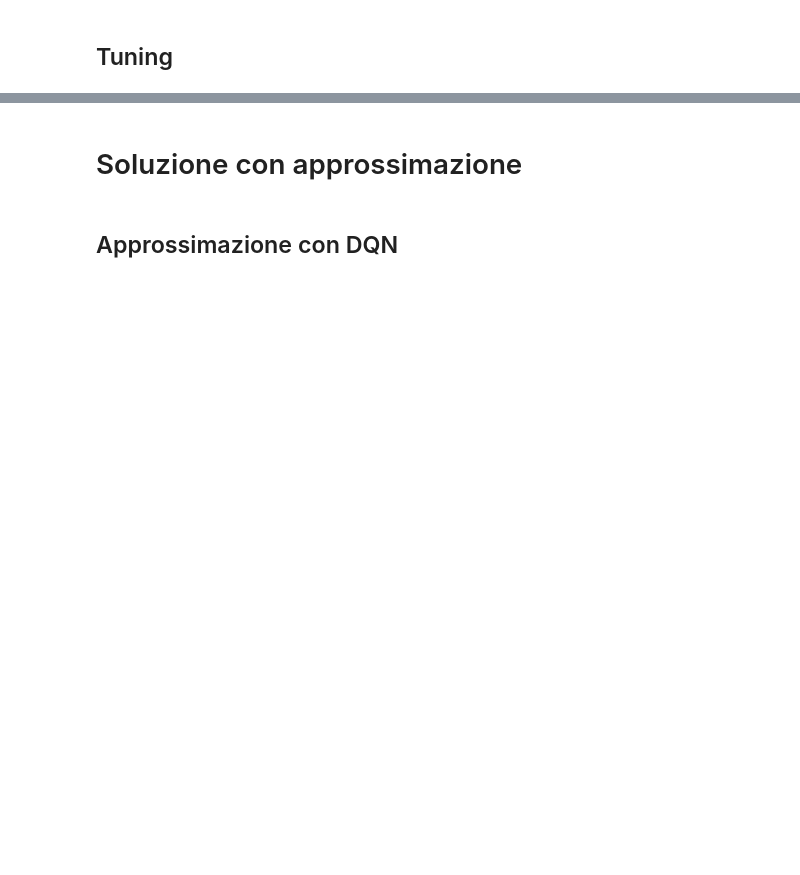
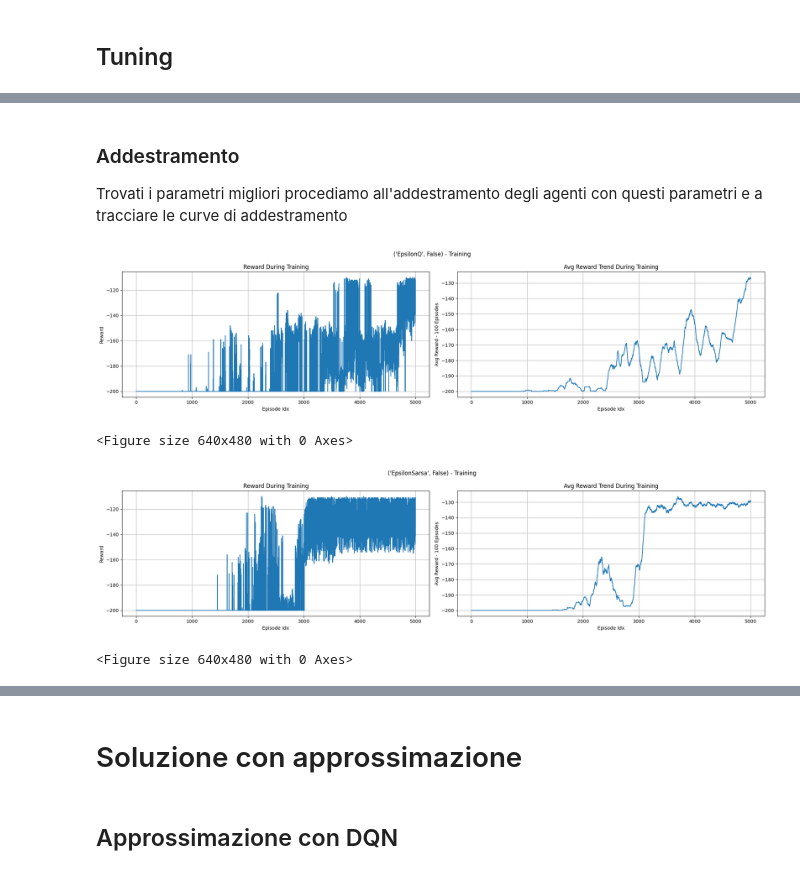
Before and after one commit to SimoneNicosanti/ML_Project, a Jupyter notebook: Project.ipynb, the cells around one changed output, grey strips where cells are left out. Drawn from its saved outputs; the diff is of its cells as text; code cells hidden in the pictures; blank space fills up the shorter version.

```diff
--- a/Project.ipynb
+++ b/Project.ipynb
@@ -609,0 +444,2 @@ Console().print(table)
+# %%
+TRAIN_EPISODES = 5_000
@@ -609,0 +541,6 @@ Console().print(table)
+# %%
+table = buildTable("Best Params", ["LearnerName", "With Std", "Alpha", "Gamma", "Epsilon"], [False, False, True, True, True])
+for key in epsilonParamsDict :
+    table.add_row(key[0], str(key[1]), str(epsilonParamsDict[key][0]), str(epsilonParamsDict[key][1]), str(epsilonParamsDict[key][2]))
+
+Console().print(table)
@@ -609,0 +561,3 @@ Console().print(table)
+# %% [markdown]
+### Addestramento
+Trovati i parametri migliori procediamo all'addestramento degli agenti con questi parametri e a tracciare le curve di addestramento
@@ -609,0 +587,36 @@ Console().print(table)
+# %%
+EPSILON_TRAINED_FILE_NAME = "./EpsilonTrained.pkl"
+def trainAgent(PolicyClass, fileName, trainDict, bestParamsDict, episodeNum, withStd) -> tuple[Policy, np.ndarray] :
+    key = (PolicyClass.__name__, withStd)
+    if (not key in trainDict) :
+        alpha, gamma, epsilon = bestParamsDict[key]
+        function = BucketQFunction(SPACE_RANGE, 20, VEL_RANGE, 20, ACTION_SPACE)
+        policy = PolicyClass(alpha, gamma, 0.5, function, TRAIN_SEED, epsilon)
+        agent = Agent(policy)
+
+        rewardArray = agent.train(episodeNum, TRAIN_SEED)
+
+        trainDict[key] = [policy, rewardArray]
+        with open(fileName, 'wb') as f:
+            pickle.dump(trainDict, f)
+    else :
+        policy : Policy = trainDict[key][0]
+        rewardArray = trainDict[key][1]
+
+    plotTrainTrend(rewardArray, episodeNum, key)
+
+    return policy, rewardArray
+# %%
+if (os.path.exists(EPSILON_TRAINED_FILE_NAME)) :
+    with open(EPSILON_TRAINED_FILE_NAME, 'rb') as f:
+        epsilonTrainedDict = pickle.load(f)
+else :
+    epsilonTrainedDict = {}
+# %%
+epsilonQ, _ = trainAgent(EpsilonQ, EPSILON_TRAINED_FILE_NAME, epsilonTrainedDict, epsilonParamsDict, TRAIN_EPISODES, False)
+epsilonSarsa, _ = trainAgent(EpsilonSarsa, EPSILON_TRAINED_FILE_NAME, epsilonTrainedDict, epsilonParamsDict, TRAIN_EPISODES, False)
+# %% [output]
+[figure, added]
+<Figure size 640x480 with 0 Axes>
+[figure, added]
+<Figure size 640x480 with 0 Axes>
```
Also changed, not shown: parts of 76 cells of this notebook, 6 other files.
